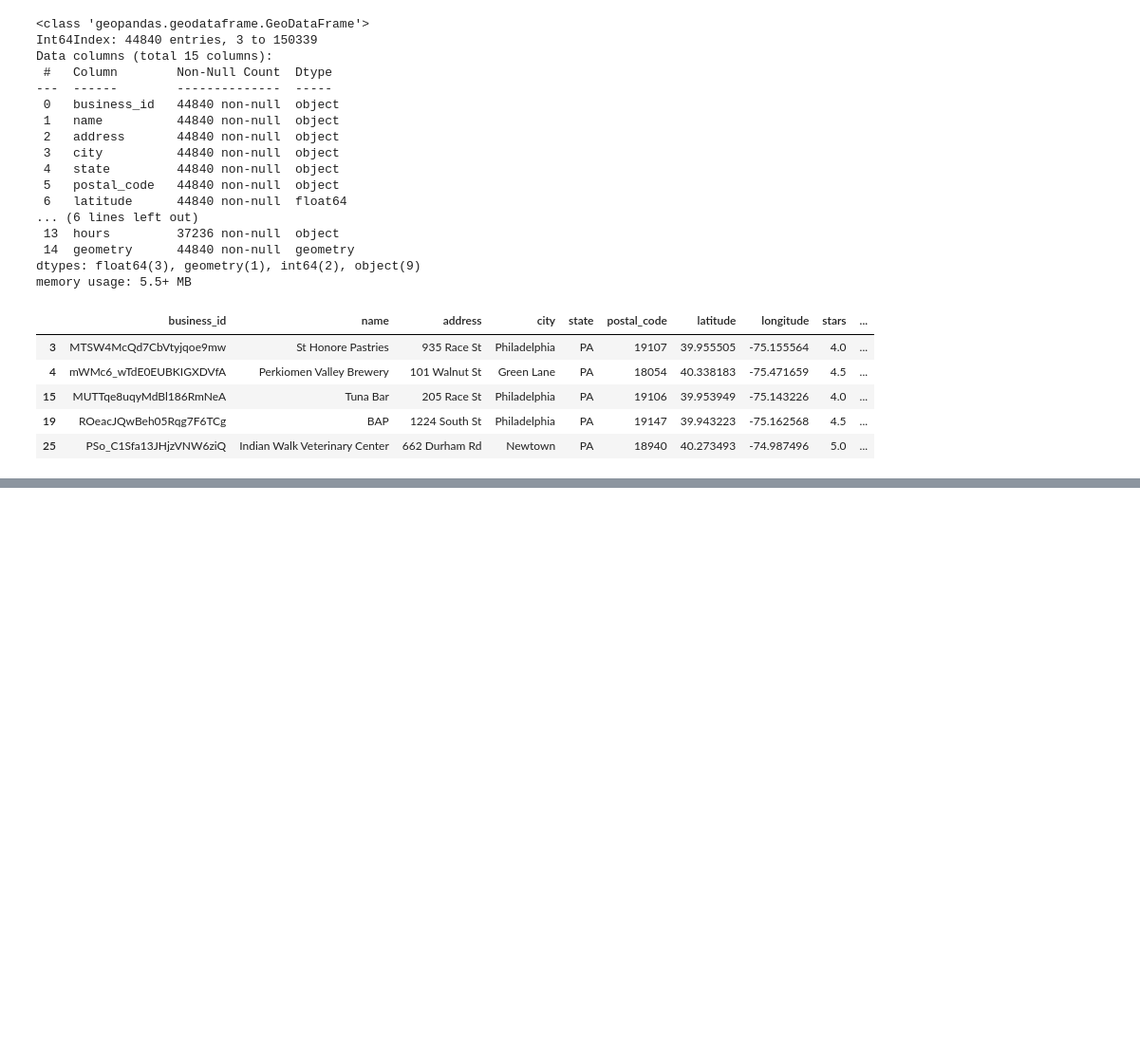
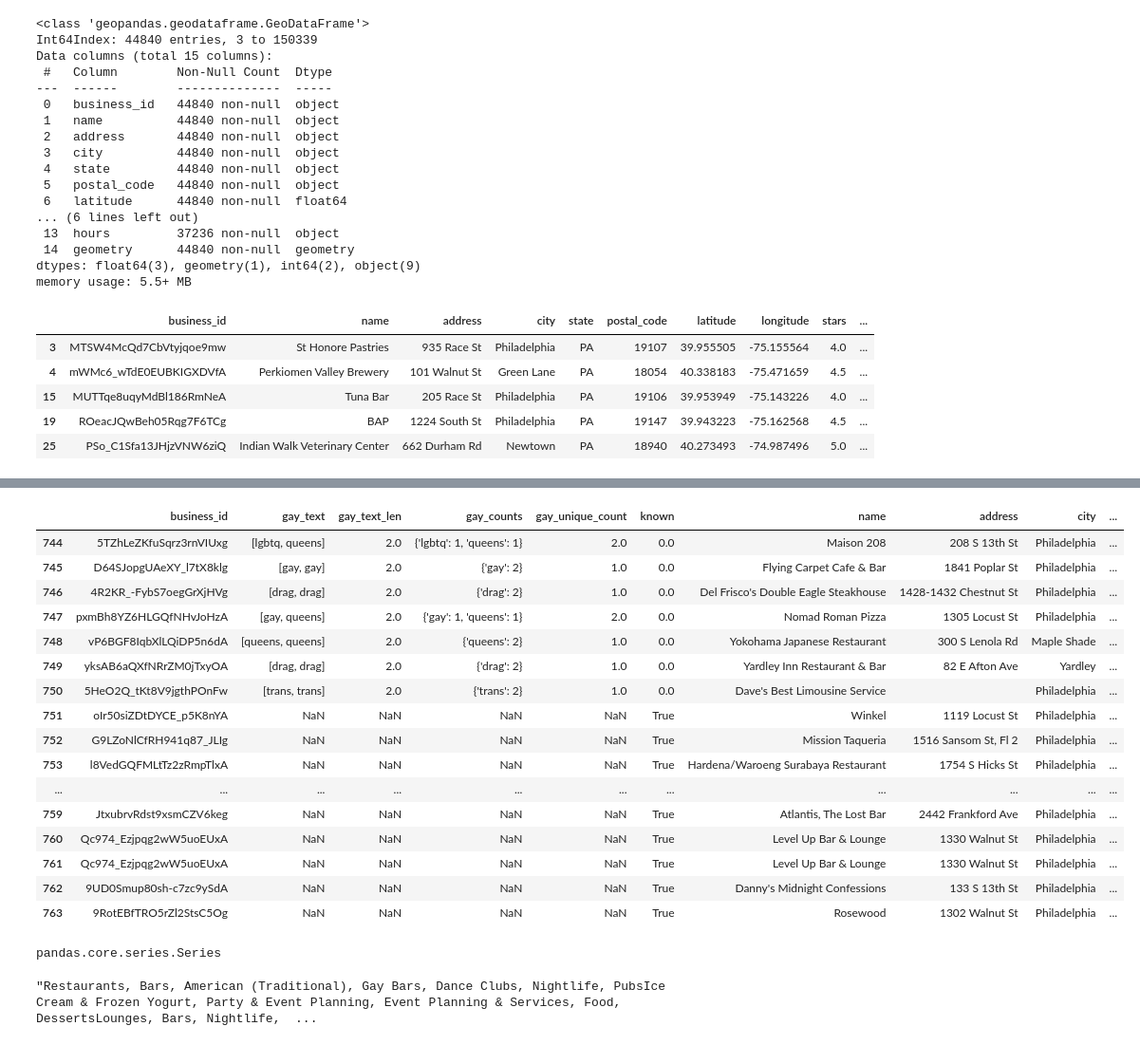
Before and after one commit to laharps/informal-queer-spaces, a Jupyter notebook: new-gay-biz_mc.ipynb, the cells around one changed output, grey strips where cells are left out. Shown at 95% size. Cells and saved outputs as stored; diff of their text form; code cells hidden in the pictures; blank space fills up the shorter version.

```diff
--- a/new-gay-biz_mc.ipynb
+++ b/new-gay-biz_mc.ipynb
@@ -105,0 +141,9 @@ joinedDf.head(100)
+# %%
+# joinedDf['known'] = joinedDf['known'].fillna(True)
+# joinedDf
+# This is emptied the NaN values
+
+# joinedDf['known'] = joinedDf['known'].map({'NaN': True, 'no': False})
+# # This just turned everything into NaN...the opposite of helpful
+
+joinedDf.known = joinedDf.known.fillna(True)
@@ -108,0 +220,24 @@ joinedDf.to_pickle('data/completegaybiz.pandas')
+# %%
+joinedDf.drop(index=755, inplace=True)
+# %%
+joinedDf.reset_index(drop=True, inplace=True)
+# %%
+joinedDf.tail(20)
+# %% [output]
+|  | business_id | gay_text | gay_text_len | gay_counts | gay_unique_count | known | name | address | city | ... |
+| 744 | 5TZhLeZKfuSqrz3rnVIUxg | [lgbtq, queens] | 2.0 | {'lgbtq': 1, 'queens': 1} | 2.0 | 0.0 | Maison 208 | 208 S 13th St | Philadelphia | ... |
+| 745 | D64SJopgUAeXY_l7tX8klg | [gay, gay] | 2.0 | {'gay': 2} | 1.0 | 0.0 | Flying Carpet Cafe & Bar | 1841 Poplar St | Philadelphia | ... |
+| 746 | 4R2KR_-FybS7oegGrXjHVg | [drag, drag] | 2.0 | {'drag': 2} | 1.0 | 0.0 | Del Frisco's Double Eagle Steakhouse | 1428-1432 Chestnut St | Philadelphia | ... |
+| 747 | pxmBh8YZ6HLGQfNHvJoHzA | [gay, queens] | 2.0 | {'gay': 1, 'queens': 1} | 2.0 | 0.0 | Nomad Roman Pizza | 1305 Locust St | Philadelphia | ... |
+| 748 | vP6BGF8IqbXlLQiDP5n6dA | [queens, queens] | 2.0 | {'queens': 2} | 1.0 | 0.0 | Yokohama Japanese Restaurant | 300 S Lenola Rd | Maple Shade | ... |
+| 749 | yksAB6aQXfNRrZM0jTxyOA | [drag, drag] | 2.0 | {'drag': 2} | 1.0 | 0.0 | Yardley Inn Restaurant & Bar | 82 E Afton Ave | Yardley | ... |
+| 750 | 5HeO2Q_tKt8V9jgthPOnFw | [trans, trans] | 2.0 | {'trans': 2} | 1.0 | 0.0 | Dave's Best Limousine Service |  | Philadelphia | ... |
+| 751 | oIr50siZDtDYCE_p5K8nYA | NaN | NaN | NaN | NaN | True | Winkel | 1119 Locust St | Philadelphia | ... |
+| 752 | G9LZoNlCfRH941q87_JLIg | NaN | NaN | NaN | NaN | True | Mission Taqueria | 1516 Sansom St, Fl 2 | Philadelphia | ... |
+| 753 | l8VedGQFMLtTz2zRmpTlxA | NaN | NaN | NaN | NaN | True | Hardena/Waroeng Surabaya Restaurant | 1754 S Hicks St | Philadelphia | ... |
+| ... | ... | ... | ... | ... | ... | ... | ... | ... | ... | ... |
+| 759 | JtxubrvRdst9xsmCZV6keg | NaN | NaN | NaN | NaN | True | Atlantis, The Lost Bar | 2442 Frankford Ave | Philadelphia | ... |
+| 760 | Qc974_Ezjpqg2wW5uoEUxA | NaN | NaN | NaN | NaN | True | Level Up Bar & Lounge | 1330 Walnut St | Philadelphia | ... |
+| 761 | Qc974_Ezjpqg2wW5uoEUxA | NaN | NaN | NaN | NaN | True | Level Up Bar & Lounge | 1330 Walnut St | Philadelphia | ... |
+| 762 | 9UD0Smup80sh-c7zc9ySdA | NaN | NaN | NaN | NaN | True | Danny's Midnight Confessions | 133 S 13th St | Philadelphia | ... |
+| 763 | 9RotEBfTRO5rZl2StsC5Og | NaN | NaN | NaN | NaN | True | Rosewood | 1302 Walnut St | Philadelphia | ... |
@@ -108,0 +246,4 @@ joinedDf.to_pickle('data/completegaybiz.pandas')
+# %%
+type(queercats)
+# %% [output]
+pandas.core.series.Series
@@ -108,0 +254,4 @@ joinedDf.to_pickle('data/completegaybiz.pandas')
+# %%
+s
+# %% [output]
+"Restaurants, Bars, American (Traditional), Gay Bars, Dance Clubs, Nightlife, PubsIce Cream & Frozen Yogurt, Party & Event Planning, Event Planning & Services, Food, DessertsLounges, Bars, Nightlife,  ...
```
Also changed, not shown: parts of 19 cells of this notebook, 1 other file.
